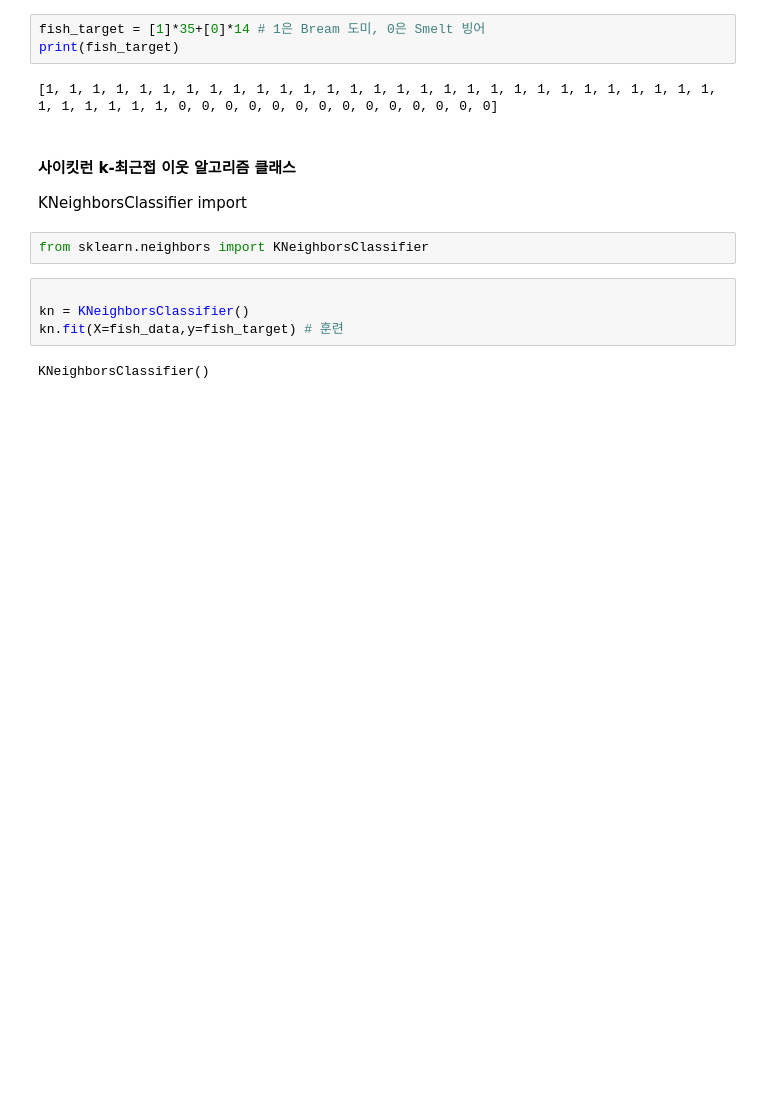
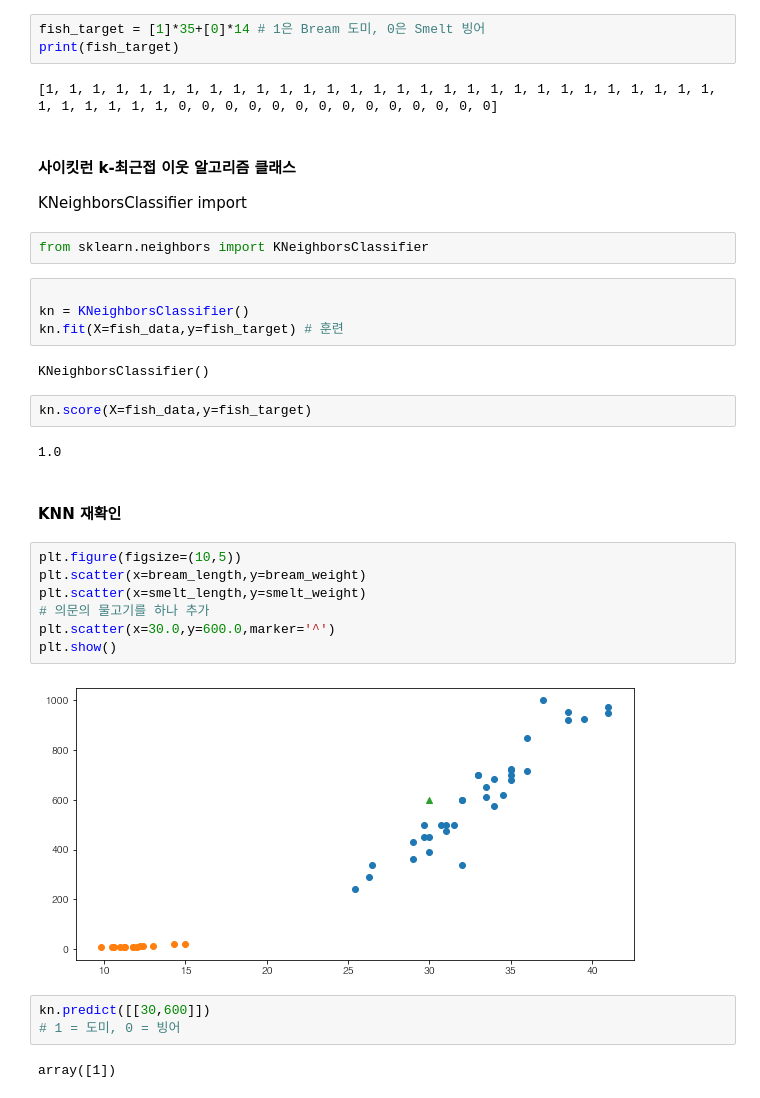
Before and after one commit to PLAYseung/study_ML, a Jupyter notebook: machin_learning/machine_learning_market.ipynb, the cells around one changed output. Cells and saved outputs as stored; diff of their text form; blank space fills up the shorter version.

Commit message:
machine_learning_data_handling

```diff
--- a/machin_learning/machine_learning_market.ipynb
+++ b/machin_learning/machine_learning_market.ipynb
@@ -170,3 +170,23 @@ kn = KNeighborsClassifier()
 kn.fit(X=fish_data,y=fish_target) # 훈련
 # %% [output]
 KNeighborsClassifier()
+# %%
+kn.score(X=fish_data,y=fish_target)
+# %% [output]
+1.0
+# %% [markdown]
+#### KNN 재확인
+# %%
+plt.figure(figsize=(10,5))
+plt.scatter(x=bream_length,y=bream_weight)
+plt.scatter(x=smelt_length,y=smelt_weight)
+# 의문의 물고기를 하나 추가
+plt.scatter(x=30.0,y=600.0,marker='^')
+plt.show()
+# %% [output]
+[figure, added]
+# %%
+kn.predict([[30,600]])
+# 1 = 도미, 0 = 빙어
+# %% [output]
+array([1])
```
Also changed, not shown: parts of 6 cells of this notebook, 2 other files.
